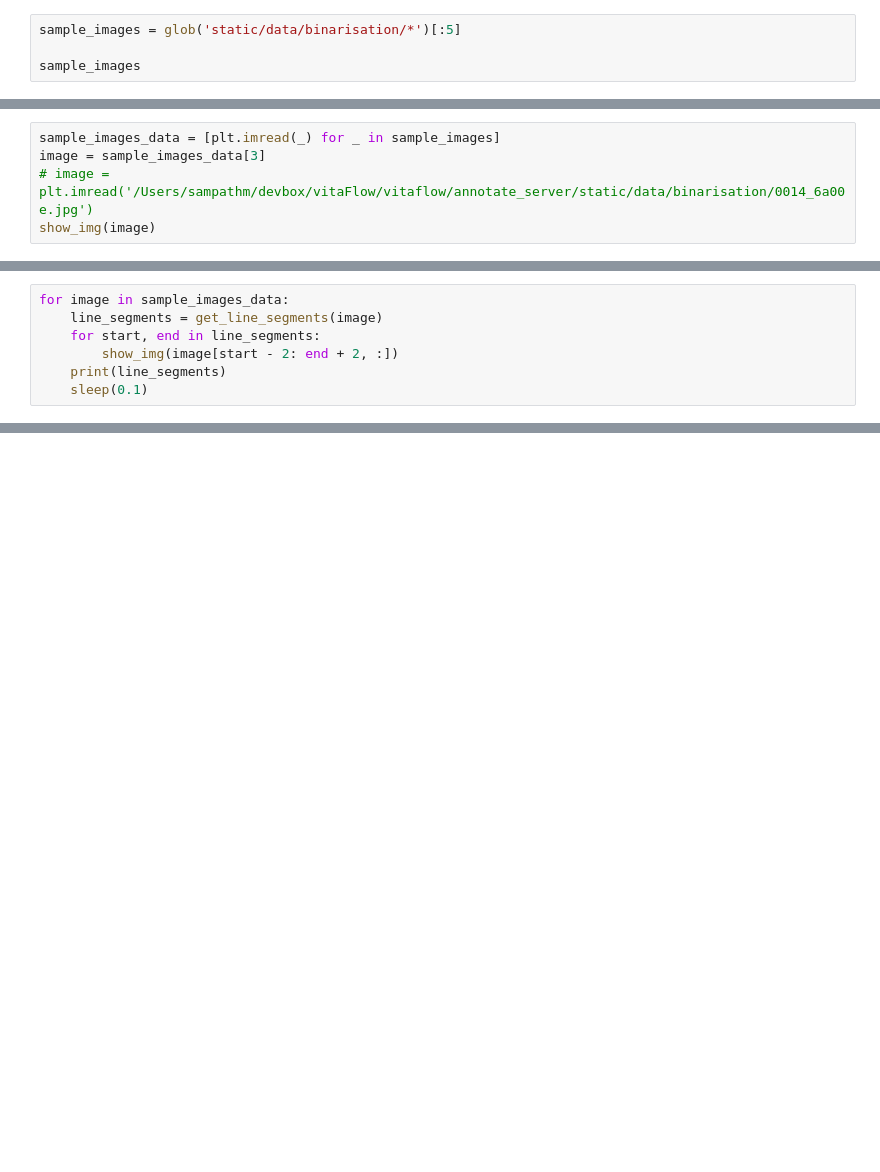
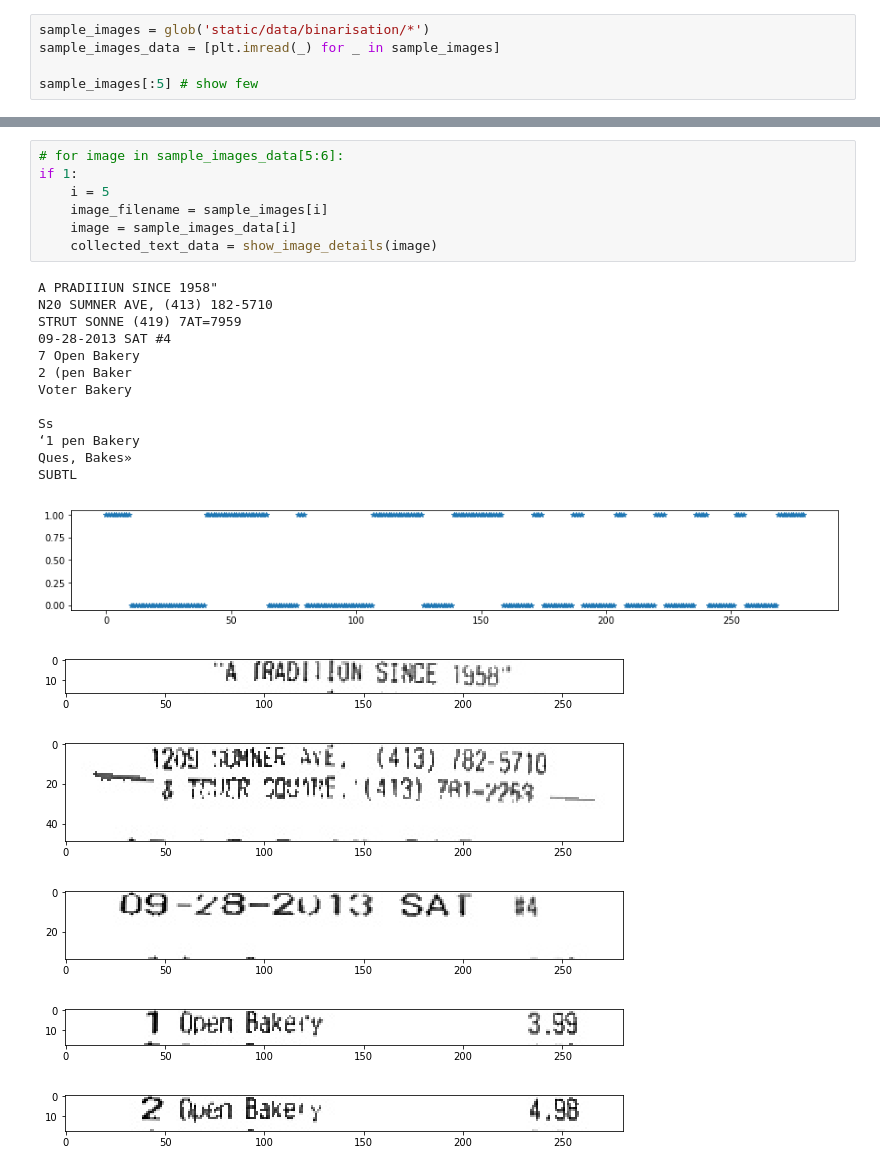
Before and after one commit to sravyaysk/vitaFlow, a Jupyter notebook: vitaflow/annotate_server/manual_line_segmentation.ipynb, the cells around one changed output, grey strips where cells are left out. Saved outputs shown, nothing was run; the diff lists cells and outputs as text; blank space fills up the shorter version.

Commit message:
code for converting image2text
using OpenCv methods, we are converting receipt to line images and
converting them to text data.

```diff
--- a/vitaflow/annotate_server/manual_line_segmentation.ipynb
+++ b/vitaflow/annotate_server/manual_line_segmentation.ipynb
@@ -31,5 +95,6 @@ total 5000
 # %%
-sample_images = glob('static/data/binarisation/*')[:5]
+sample_images = glob('static/data/binarisation/*')
+sample_images_data = [plt.imread(_) for _ in sample_images]
 
-sample_images
+sample_images[:5] # show few
 # %% [output]
@@ -43,5 +105,0 @@ sample_images_data = [plt.imread(_) for _ in sample_images]
-# %%
-sample_images_data = [plt.imread(_) for _ in sample_images]
-image = sample_images_data[3]
-# image = plt.imread('/Users/sampathm/devbox/vitaFlow/vitaflow/annotate_server/static/data/binarisation/0014_6a00e.jpg')
-show_img(image)
@@ -127,7 +105,0 @@ sample_images_data = [plt.imread(_) for _ in sample_images]
-# %%
-for image in sample_images_data:
-    line_segments = get_line_segments(image)
-    for start, end in line_segments:
-        show_img(image[start - 2: end + 2, :])
-    print(line_segments)
-    sleep(0.1)
@@ -151,0 +113,26 @@ for image in sample_images_data:
+# %%
+# for image in sample_images_data[5:6]:
+if 1:
+    i = 5
+    image_filename = sample_images[i]
+    image = sample_images_data[i]
+    collected_text_data = show_image_details(image)
+# %% [output]
+A PRADIIIUN SINCE 1958"
+N20 SUMNER AVE, (413) 182-5710
+STRUT SONNE (419) 7AT=7959
+09-28-2013 SAT #4
+7 Open Bakery
+2 (pen Baker
+Voter Bakery
+
+Ss
+‘1 pen Bakery
+Ques, Bakes»
+SUBTL
+[figure, added]
+[figure, added]
+[figure, added]
+[figure, added]
+[figure, added]
+[figure, added]
```
Also changed, not shown: parts of 27 cells of this notebook, 1 other file.
